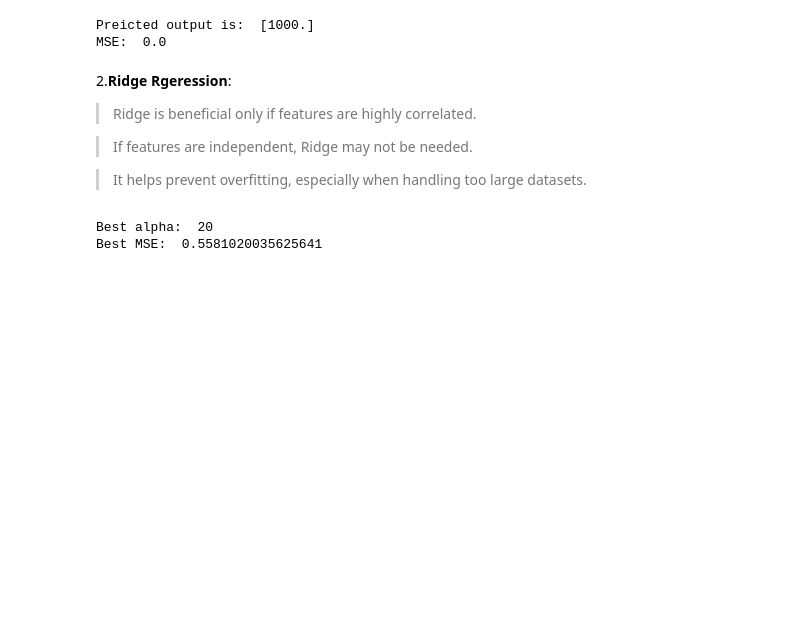
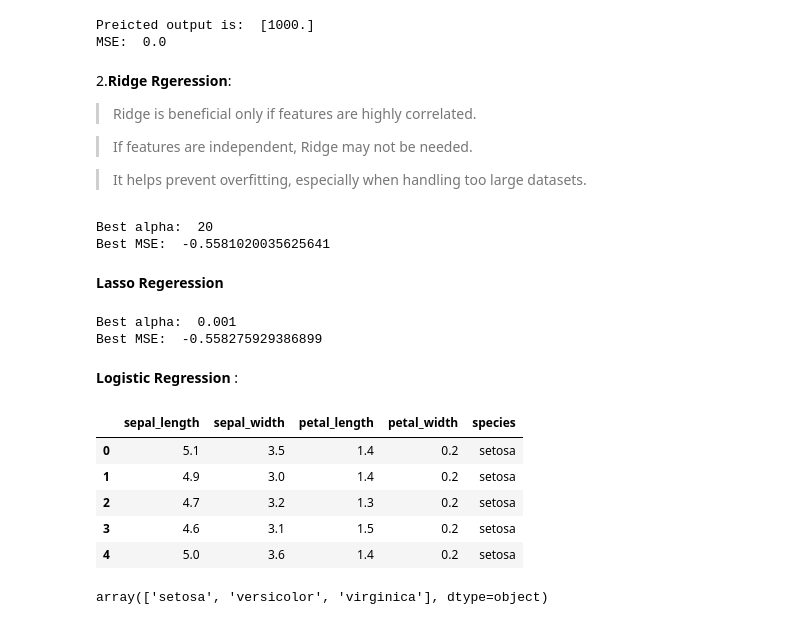
Before and after one commit to Adityaroy000/Machine-Learning, a Jupyter notebook: PracticalOfRegression.ipynb, the cells around one changed output. Saved outputs shown, nothing was run; the diff lists cells and outputs as text; code cells hidden in the pictures; blank space fills up the shorter version.

```diff
--- a/PracticalOfRegression.ipynb
+++ b/PracticalOfRegression.ipynb
@@ -161,7 +161,39 @@ ridge_regressor.fit(X,Y)
 #4️⃣ It selects the alpha that gives the lowest MSE.
 
 print("Best alpha: ",ridge_regressor.best_params_['alpha'])
-print("Best MSE: ",-ridge_regressor.best_score_)
+print("Best MSE: ",ridge_regressor.best_score_)
 # %% [output]
 Best alpha:  20
-Best MSE:  0.5581020035625641
+Best MSE:  -0.5581020035625641
+# %% [markdown]
+**Lasso** **Regeression**
+# %%
+from sklearn.linear_model import Lasso
+from sklearn.model_selection import GridSearchCV
+laso = Lasso()
+parameter = {'alpha' : [1e-15,1e-10,1e-8,1e-3,1e-2,1,5,10,20]}
+
+laso_regressor = GridSearchCV(laso,parameter,scoring = 'neg_mean_squared_error',cv = 5)
+laso_regressor.fit(X,Y)
+
+print("Best alpha: ",laso_regressor.best_params_['alpha'])
+print("Best MSE: ",laso_regressor.best_score_)
+# %% [output]
+Best alpha:  0.001
+Best MSE:  -0.558275929386899
+# %% [markdown]
+**Logistic Regression** :
+# %%
+df = sns.load_dataset('iris')
+df.head()
+# %% [output]
+|  | sepal_length | sepal_width | petal_length | petal_width | species |
+| 0 | 5.1 | 3.5 | 1.4 | 0.2 | setosa |
+| 1 | 4.9 | 3.0 | 1.4 | 0.2 | setosa |
+| 2 | 4.7 | 3.2 | 1.3 | 0.2 | setosa |
+| 3 | 4.6 | 3.1 | 1.5 | 0.2 | setosa |
+| 4 | 5.0 | 3.6 | 1.4 | 0.2 | setosa |
+# %%
+df['species'].unique() #gives all the unique species
+# %% [output]
+array(['setosa', 'versicolor', 'virginica'], dtype=object)
```
Also changed, not shown: parts of 19 cells of this notebook.
